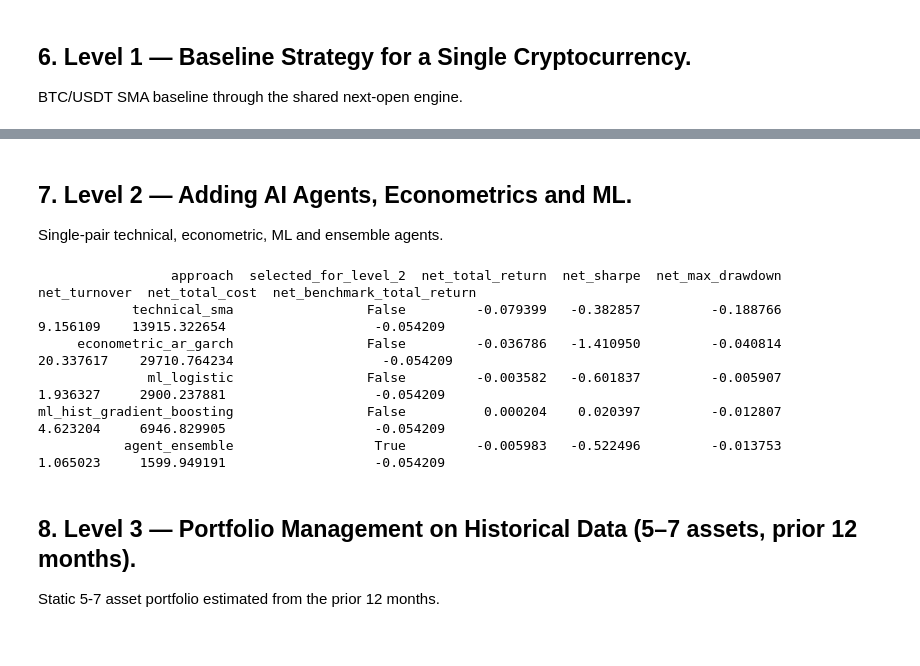
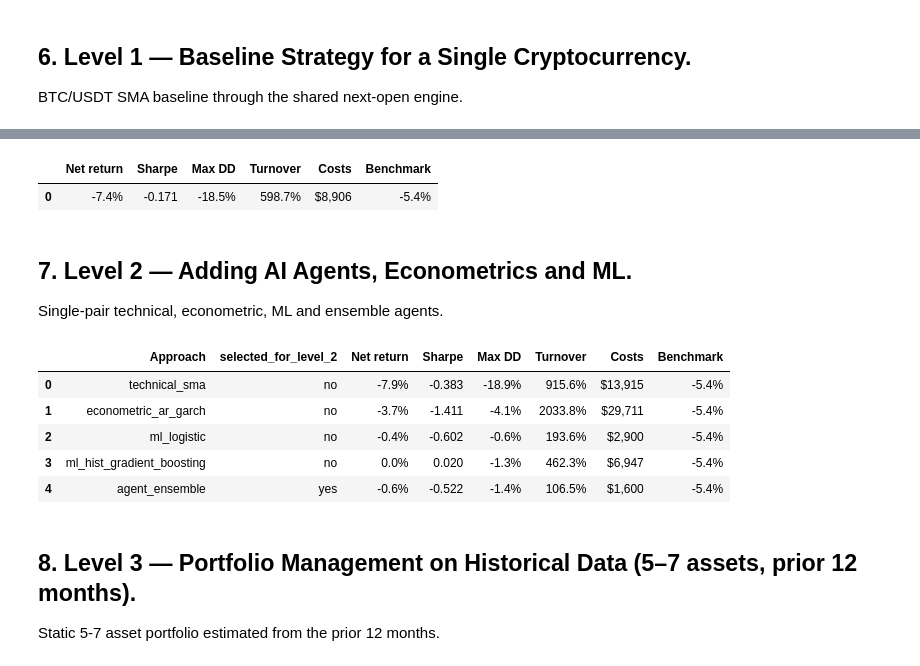
Before and after one commit to SergeySdv/ai-crypto-hedge-fund-research, a Jupyter notebook: notebooks/ai_crypto_hedge_fund.ipynb, the cells around one changed output, grey strips where cells are left out. Drawn from its saved outputs; the diff is of its cells as text; code cells hidden in the pictures.

```diff
--- a/notebooks/ai_crypto_hedge_fund.ipynb
+++ b/notebooks/ai_crypto_hedge_fund.ipynb
@@ -196,35 +182,57 @@ print(frame[available].to_string(index=False))
+# %%
+frame = ctx.metrics["level_1"]
+important = [
+    "approach",
+    "method",
+    "policy",
+    "selected_for_level_1",
+    "net_total_return",
+    "net_sharpe",
+    "net_max_drawdown",
+    "net_turnover",
+    "net_total_cost",
+    "net_benchmark_total_return",
+    "eligible_count",
+    "scored_count",
+    "selected_count",
+    "runtime_seconds",
+    "peak_rss_mb",
+]
+display(compact_frame(frame, important, max_rows=8))
+# %% [output]
+|  | Net return | Sharpe | Max DD | Turnover | Costs | Benchmark |
+| 0 | -7.4% | -0.171 | -18.5% | 598.7% | $8,906 | -5.4% |
 # %% [markdown]
 ## 7. Level 2 — Adding AI Agents, Econometrics and ML.
 
 Single-pair technical, econometric, ML and ensemble agents.
-# %%
-frame = ctx.metrics["level_2"]
-important = [
-    "approach",
-    "method",
-    "policy",
-    "selected_for_level_2",
-    "net_total_return",
-    "net_sharpe",
-    "net_max_drawdown",
-    "net_turnover",
-    "net_total_cost",
-    "net_benchmark_total_return",
-    "eligible_count",
-    "scored_count",
-    "selected_count",
-    "runtime_seconds",
-    "peak_rss_mb",
-]
-available = [column for column in important if column in frame.columns]
-print(frame[available].to_string(index=False))
-# %% [output]
-                 approach  selected_for_level_2  net_total_return  net_sharpe  net_max_drawdown  net_turnover  net_total_cost  net_benchmark_total_return
-            technical_sma                 False         -0.079399   -0.382857         -0.188766      9.156109    13915.322654                   -0.054209
-     econometric_ar_garch                 False         -0.036786   -1.410950         -0.040814     20.337617    29710.764234                   -0.054209
-              ml_logistic                 False         -0.003582   -0.601837         -0.005907      1.936327     2900.237881                   -0.054209
-ml_hist_gradient_boosting                 False          0.000204    0.020397         -0.012807      4.623204     6946.829905                   -0.054209
-           agent_ensemble                  True         -0.005983   -0.522496         -0.013753      1.065023     1599.949191                   -0.054209
+# %%
+frame = ctx.metrics["level_2"]
+important = [
+    "approach",
+    "method",
+    "policy",
+    "selected_for_level_2",
+    "net_total_return",
+    "net_sharpe",
+    "net_max_drawdown",
+    "net_turnover",
+    "net_total_cost",
+    "net_benchmark_total_return",
+    "eligible_count",
+    "scored_count",
+    "selected_count",
+    "runtime_seconds",
+    "peak_rss_mb",
+]
+display(compact_frame(frame, important, max_rows=8))
+# %% [output]
+|  | Approach | selected_for_level_2 | Net return | Sharpe | Max DD | Turnover | Costs | Benchmark |
+| 0 | technical_sma | no | -7.9% | -0.383 | -18.9% | 915.6% | $13,915 | -5.4% |
+| 1 | econometric_ar_garch | no | -3.7% | -1.411 | -4.1% | 2033.8% | $29,711 | -5.4% |
+| 2 | ml_logistic | no | -0.4% | -0.602 | -0.6% | 193.6% | $2,900 | -5.4% |
+| 3 | ml_hist_gradient_boosting | no | 0.0% | 0.020 | -1.3% | 462.3% | $6,947 | -5.4% |
+| 4 | agent_ensemble | yes | -0.6% | -0.522 | -1.4% | 106.5% | $1,600 | -5.4% |
 # %% [markdown]
 ## 8. Level 3 — Portfolio Management on Historical Data (5–7 assets, prior 12 months).
 
```
Also changed, not shown: parts of 19 cells of this notebook, 3 other files.
